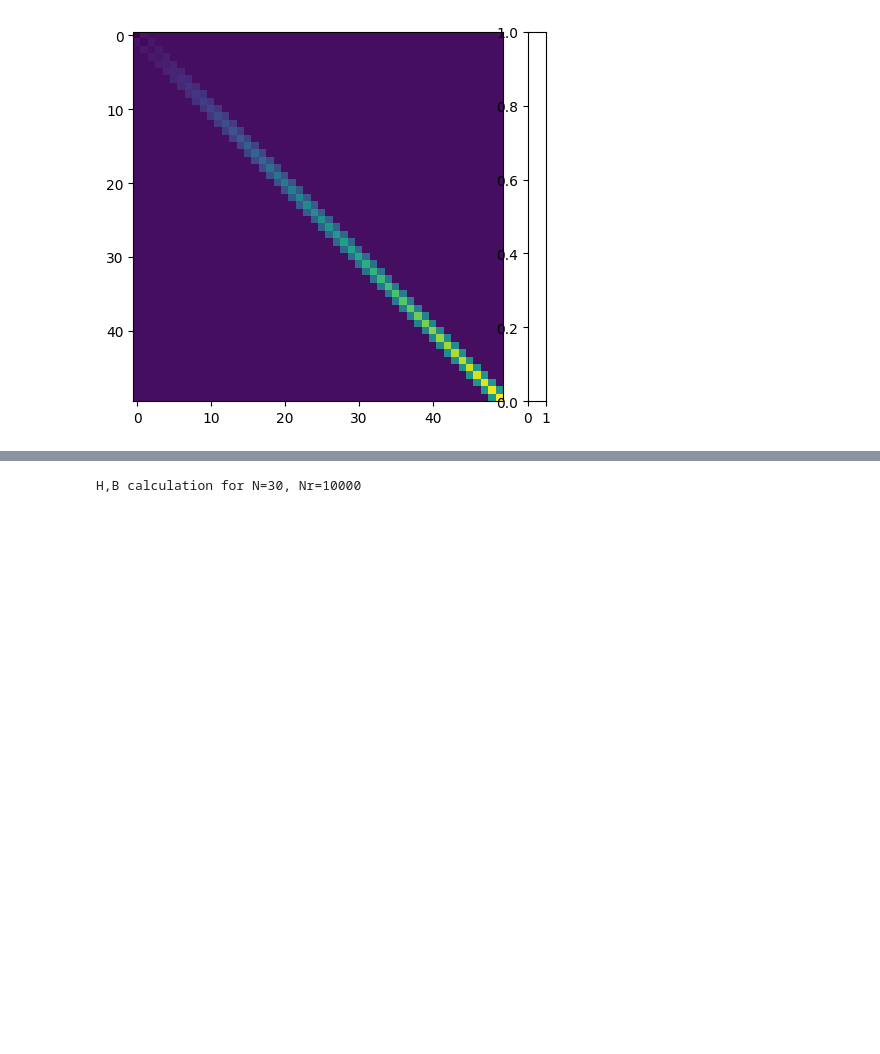
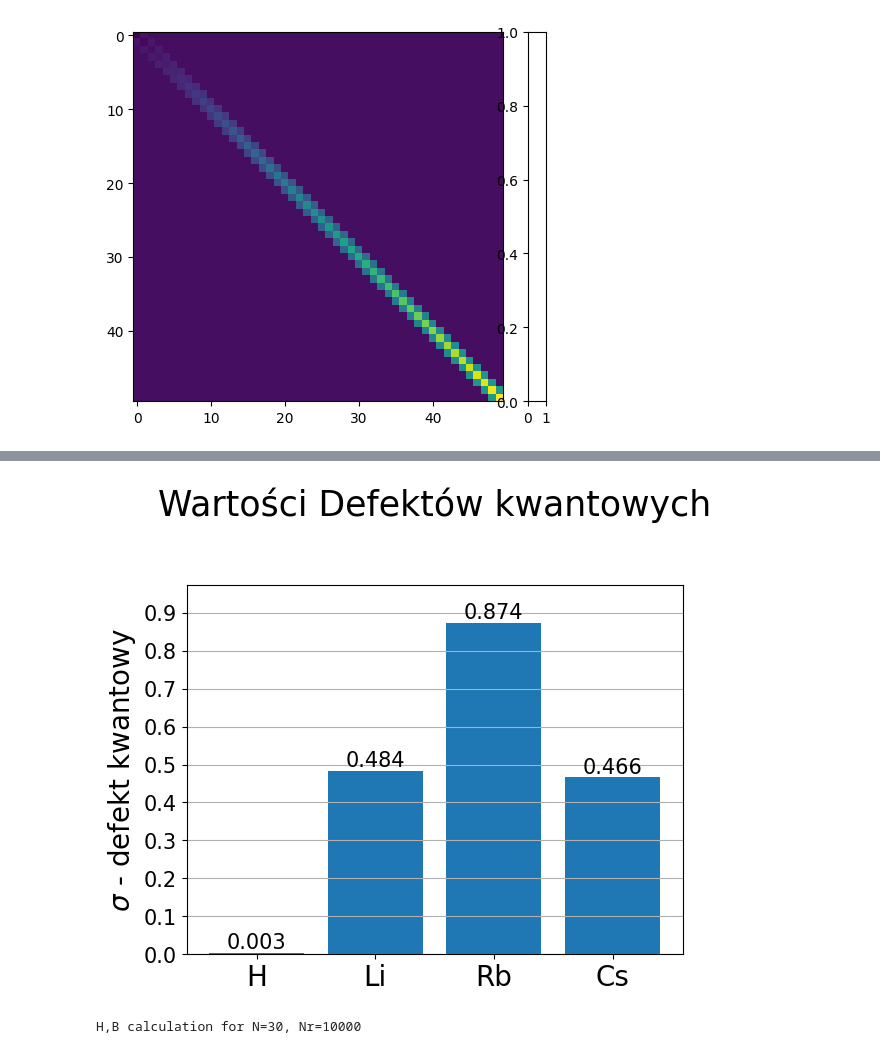
Before and after one commit to Indoxer/sturmian-quantum, a Jupyter notebook: sturmian.ipynb, the cells around one changed output, grey strips where cells are left out. Cells and saved outputs as stored; diff of their text form; code cells hidden in the pictures; blank space fills up the shorter version.

```diff
--- a/sturmian.ipynb
+++ b/sturmian.ipynb
@@ -289,12 +305,18 @@ a = 0.9999197137504994, b = -0.005315699076966496
 # %%
 atoms_names = ["H", "Li", "Rb", "Cs"]
-atoms_defects = [0, 1.0, 3.3, 2.1]
+atoms_defects = [0.003, 0.484, 0.874, 0.466]
 
-plt.bar(atoms_names, atoms_defects, fontsize=20)
-plt.grid()
-plt.title("Wartości Defektów kwantowych", fontsize=30, pad=20)
-plt.ylabel(r"$\sigma$", fontsize=20)
+plt.bar_label(plt.bar(atoms_names, atoms_defects), fontsize=15)
+plt.grid(axis="y")
+plt.title("Wartości Defektów kwantowych", fontsize=25, pad=50)
+plt.ylabel(r"$\sigma$ - defekt kwantowy", fontsize=20)
+plt.locator_params(axis='y', nbins=16)
+plt.yticks(fontsize=15)
+plt.xticks(fontsize=20)
+plt.ylim(0, max(atoms_defects)+0.1)
 plt.show()
+# %% [output]
+[figure, added]
 # %%
 l = 0
 q = 0.7
```
Also changed, not shown: parts of 9 cells of this notebook, 2 other files.
